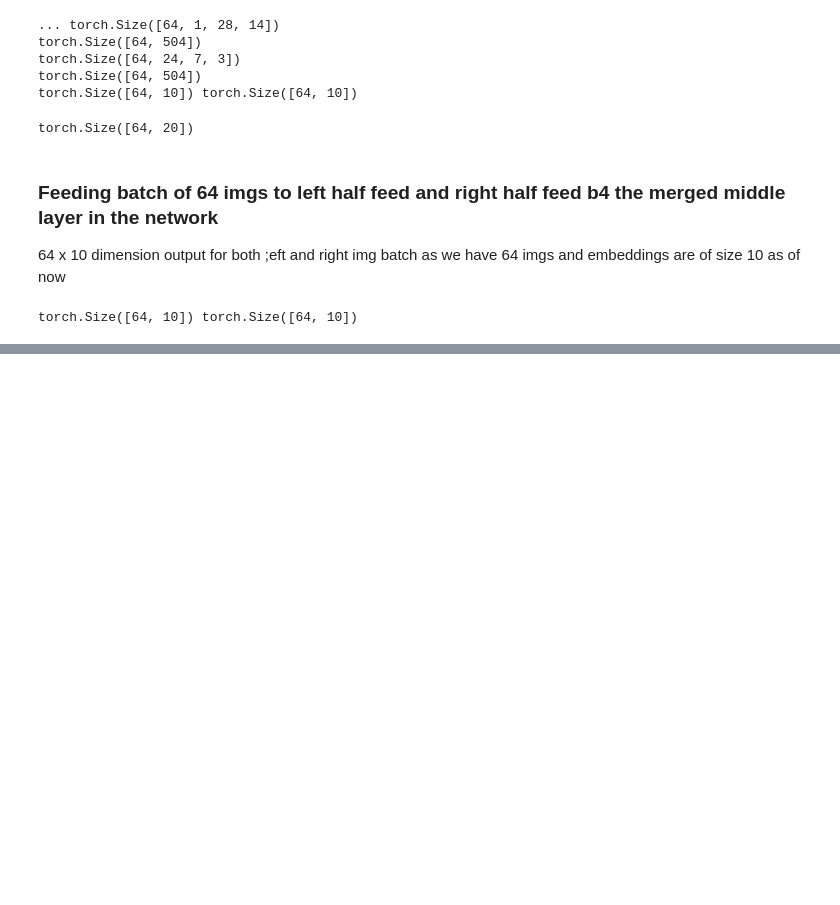
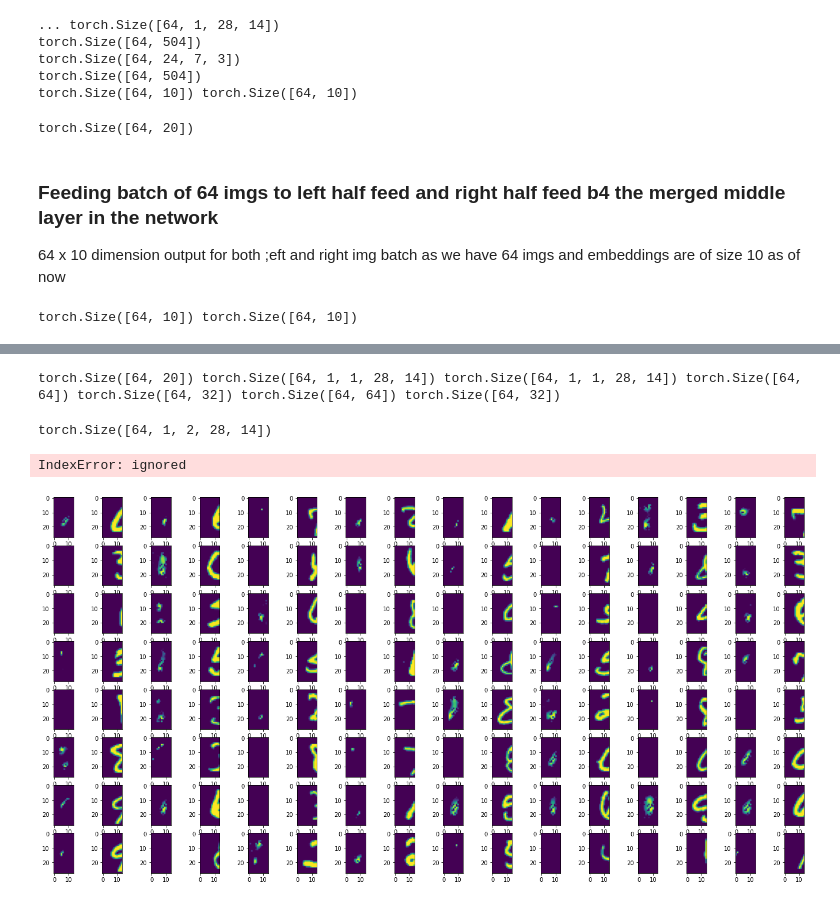
Before and after one commit to prashantdukecyfi/SMAI-CorMCNN-Project, a Jupyter notebook: smai_project_rishabh.ipynb, the cells around one changed output, grey strips where cells are left out. Saved outputs shown, nothing was run; the diff lists cells and outputs as text; code cells hidden in the pictures; blank space fills up the shorter version.

```diff
--- a/smai_project_rishabh.ipynb
+++ b/smai_project_rishabh.ipynb
@@ -352,0 +463,5 @@ for x in train_loader:
+# %%
+model = NNet()
+model.to(device)
+criterion = nn.MSELoss()
+optimizer = optim.Adam(model.parameters(), lr=0.001)
@@ -352,0 +530,44 @@ for x in train_loader:
+# %%
+for x in train_loader:
+    x = x.to(device=device)
+    x = x.reshape(64,1,2,28,14)
+    x = x.float()
+    h0, left0, right0, hleft_1, hleft_2, hright_1, hright_2 = model(x) #Giving both left and right as input
+    break
+
+print(h0.shape, left0.shape, right0.shape, hleft_1.shape, hleft_2.shape, hright_1.shape, hright_2.shape)
+# %% [output]
+torch.Size([64, 20]) torch.Size([64, 1, 1, 28, 14]) torch.Size([64, 1, 1, 28, 14]) torch.Size([64, 64]) torch.Size([64, 32]) torch.Size([64, 64]) torch.Size([64, 32])
+# %%
+x.shape
+# %% [output]
+torch.Size([64, 1, 2, 28, 14])
+# %%
+def show_sample_reconstructions(reconstrucions, actual):
+  w=10
+  h=10
+  fig=plt.figure(figsize=(24, 12))
+  columns = 16
+  rows = 8
+  idx = 0
+  act_idx = np.arange(2, 129 , 2)
+  recons_idx = np.arange(1, 128 , 2)
+  for i in range(0, columns*rows ):
+
+      fig.add_subplot(rows, columns, recons_idx[i])
+      plt.imshow(reconstrucions[idx,0,0,:,:])
+      fig.add_subplot(rows, columns, act_idx[i])
+      plt.imshow(actual[idx,0,0,:,:])
+      #fig.add_subplot(rows, columns, i+1)
+      #plt.imshow(reconstrucions[idx,0,0,:,:])
+      #fig.add_subplot(rows, columns, i+2)
+      #plt.imshow(actual[idx,0,0,:,:])
+      idx += 1
+  plt.show()
+# %%
+actual = x.cpu().detach().numpy()
+actual = actual[:,:,0,:,:].reshape(64,1,1,28,14)
+show_sample_reconstructions(left0.cpu().detach().numpy(), actual)
+# %% [output]
+IndexError: ignored
+[figure, added]
```
Also changed, not shown: parts of 13 cells of this notebook.
